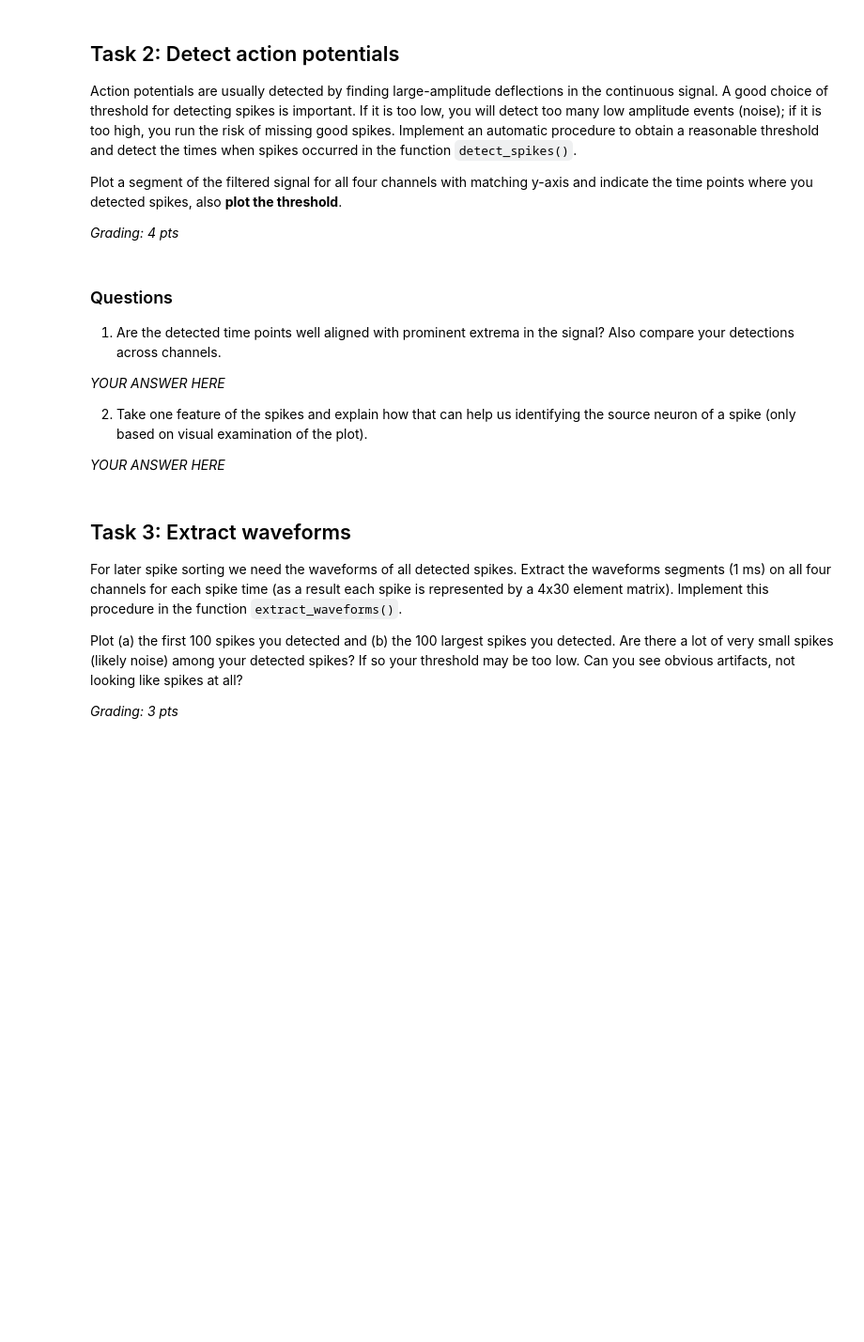
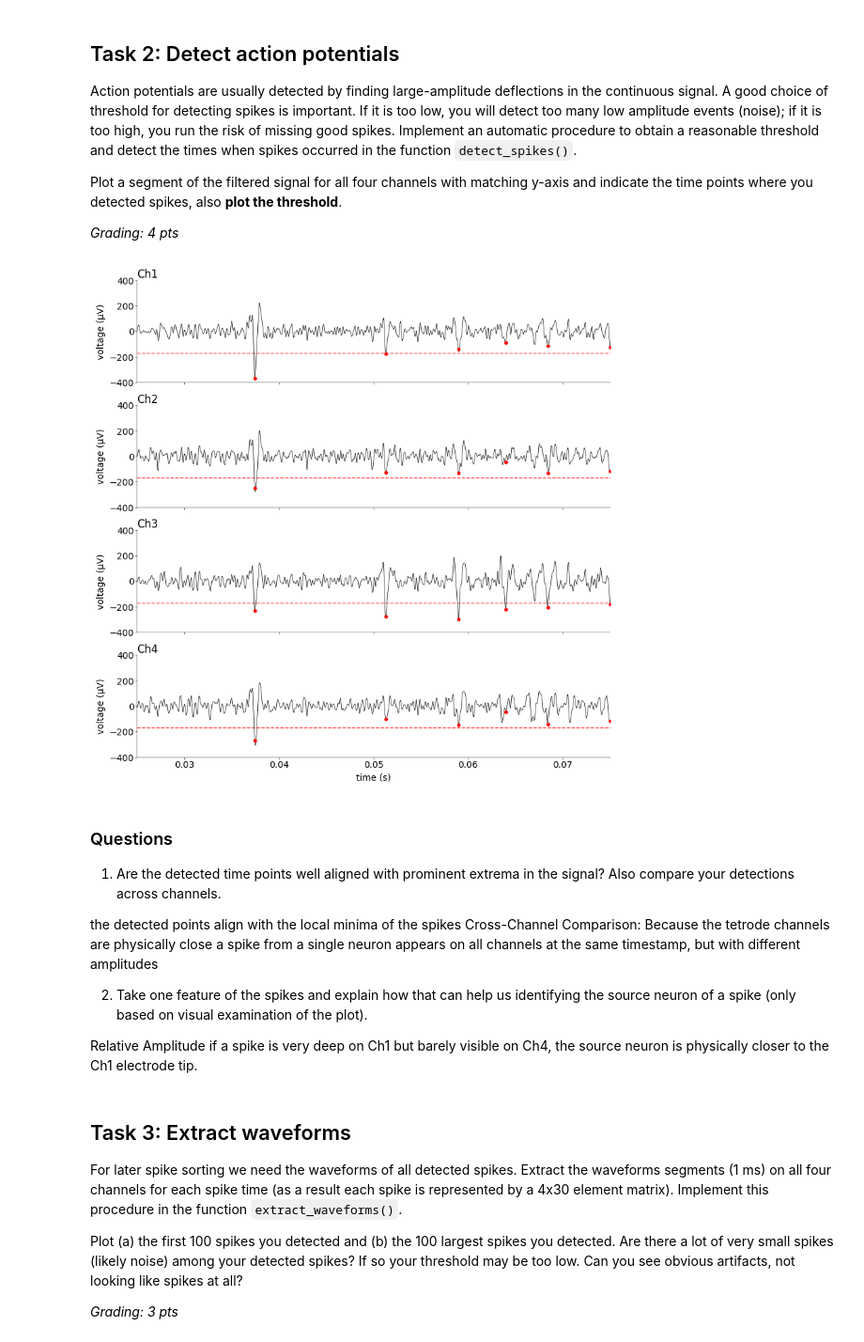
Before and after one commit to F-vdHaar/neural_data_science, a Jupyter notebook: notebooks/CodingLab1.ipynb, the cells around one changed output. Shown at 94% size. Drawn from its saved outputs; the diff is of its cells as text; code cells hidden in the pictures; blank space fills up the shorter version.

````diff
--- a/notebooks/CodingLab1.ipynb
+++ b/notebooks/CodingLab1.ipynb
@@ -233,48 +242,88 @@ def detect_spikes(
     # compute the robust s.d. and calculate the threshold (0.5 pts)
     # --------------------------------------------------------------
 
+    # MAD = Median of absolute values.
+    #  $0.6745 is the Median of a standard normal distribution.
+    # -> covers exactly 50% of the data
+    # divide by 0.6745 to scale it to a full standard deviation sigma
+    sigma = np.median(np.abs(x) / 0.6745)
+
+    # Action potentials -> NEGATIVE-going dips in extracellular data
+    # Multiply by N (usually 4 or 5) for threshold
+    thrd = -N * sigma
+
     # --------------------------
     # find all spikes (1.5 pts)
     # --------------------------
 
-    pass
+    #  Channel Fusion
+    #  minimum across channels
+    combined_signal = np.min(x, axis=1)
+    # Lockout -> Refactory period
+    # Convert the lockout time (ms) into number of samples.
+    d_samples = int((lockout / 1000) * fs)
+    # Peak detection
+    # scipy.find_peaks -> positive peaks , so using inverted input
+    indices, _ = signal.find_peaks(-combined_signal, height=-thrd, distance=d_samples)
+
+    # retrun format
+    times_ms = indices * (1000.0 / fs)
+
+    return indices, times_ms, np.float64(thrd)
 # %%
 mosaic = [
     ["Ch1"],
     ["Ch2"],
     ["Ch3"],
     ["Ch4"],
 ]
 fig, ax = plt.subplot_mosaic(
     mosaic=mosaic, figsize=(8, 8), layout="constrained", dpi=100
 )
 
 # ------------------------------------------------------------------------------
 # plot signal, threshold and detected spikes and answer the questions (1+1 pts)
 # ------------------------------------------------------------------------------
 
+
 for i, col in enumerate(cols):
 
     ax[col].set_ylim((-400, 400))
     ax[col].set_xlim((0.025, 0.075))
     ax[col].set_ylabel("voltage (μV)")
 
     ax[col].set_title(col, loc="left")
 
     if col != "Ch4":
         ax[col].set_xticklabels([])
     else:
         ax[col].set_xlabel("time (s)")
+
+    # run function on the full filtered data
+    s_indices, t_ms, thrd = detect_spikes(xf.values, fs, N=5, lockout=1.0)
+    # Plot the threshold line
+    ax[col].axhline(thrd, color="red", linestyle="--", alpha=0.7)
+    # continuous filtered signal
+    ax[col].plot(xf.index * dt, xf[col], color="black", lw=0.5)
+
+    # Mark the spikes
+    # Note: t_ms is in milliseconds, but the plot x-axis is in seconds!
+    spike_times_sec = t_ms / 1000
+
+    # Filter spikes  that cross the threshold
+    ax[col].plot(spike_times_sec, xf[col].iloc[s_indices], "ro", markersize=3)
+# %% [output]
+[figure, added]
 # %% [markdown]
 ### Questions
 
 1) Are the detected time points well aligned with prominent extrema in the signal? Also compare your detections across channels.
 
-_YOUR ANSWER HERE_
+the detected points align with the local minima of the spikes Cross-Channel Comparison: Because the tetrode channels are physically close a spike from a single neuron appears on all channels at the same timestamp, but with different amplitudes
 
 2) Take one feature of the spikes and explain how that can help us identifying the source neuron of a spike (only based on visual examination of the plot).
 
-_YOUR ANSWER HERE_
+Relative Amplitude if a spike is very deep on Ch1 but barely visible on Ch4, the source neuron is physically closer to the Ch1 electrode tip.
 # %% [markdown]
 ## Task 3: Extract waveforms
 For later spike sorting we need the waveforms of all detected spikes. Extract the waveforms segments (1 ms) on all four channels for each spike time (as a result each spike is represented by a 4x30 element matrix). Implement this procedure in the function ```extract_waveforms()```.
````
Also changed, not shown: parts of 24 cells of this notebook.
